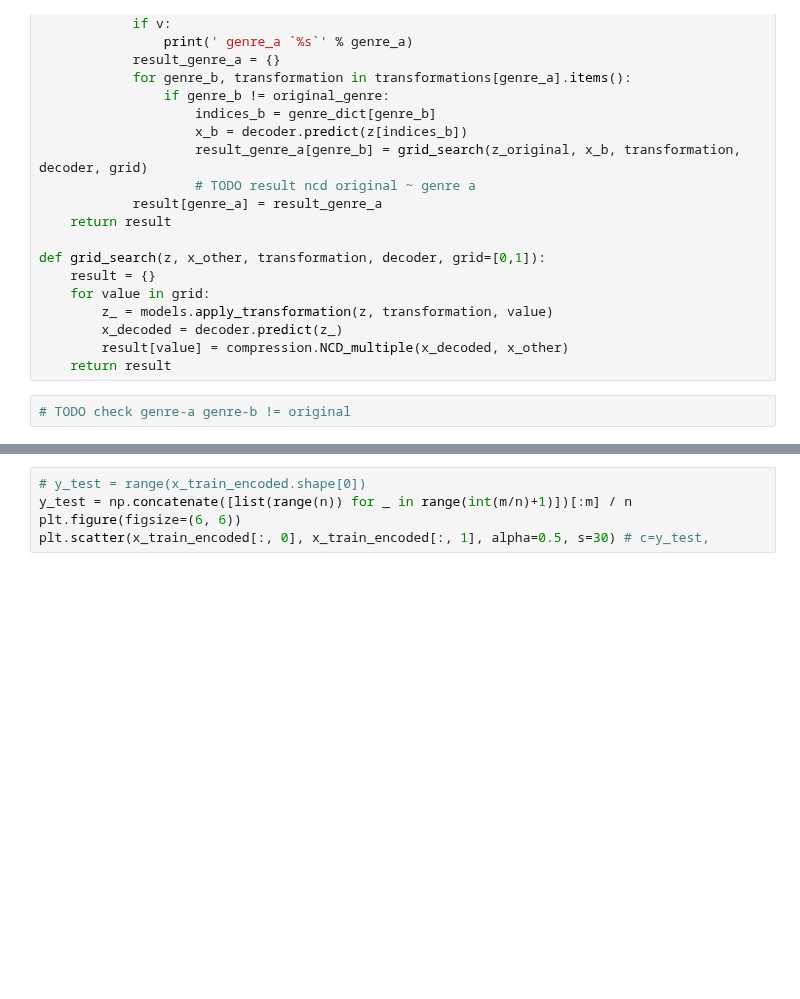
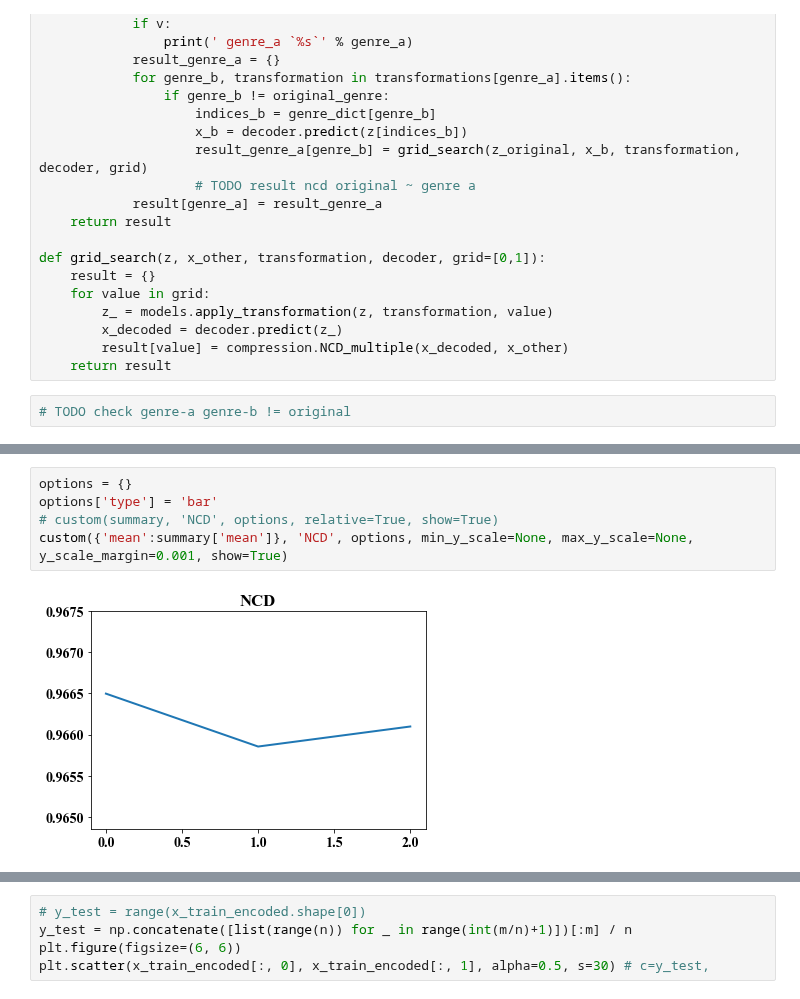
Before and after one commit to voschezang/drum-style-transfer, a Jupyter notebook: src/ml-VAE-v3q-transformations.ipynb, the cells around one changed output, grey strips where cells are left out. Cells and saved outputs as stored; diff of their text form; blank space fills up the shorter version.

```diff
--- a/src/ml-VAE-v3q-transformations.ipynb
+++ b/src/ml-VAE-v3q-transformations.ipynb
@@ -411,0 +821,7 @@ plot.plot_dict(summary, title='NCD', relative=True, show=True)
+# %%
+options = {}
+options['type'] = 'bar'
+# custom(summary, 'NCD', options, relative=True, show=True)
+custom({'mean':summary['mean']}, 'NCD', options, min_y_scale=None, max_y_scale=None, y_scale_margin=0.001, show=True)
+# %% [output]
+[figure, added]
```
Also changed, not shown: parts of 33 cells of this notebook, 1 other file.
